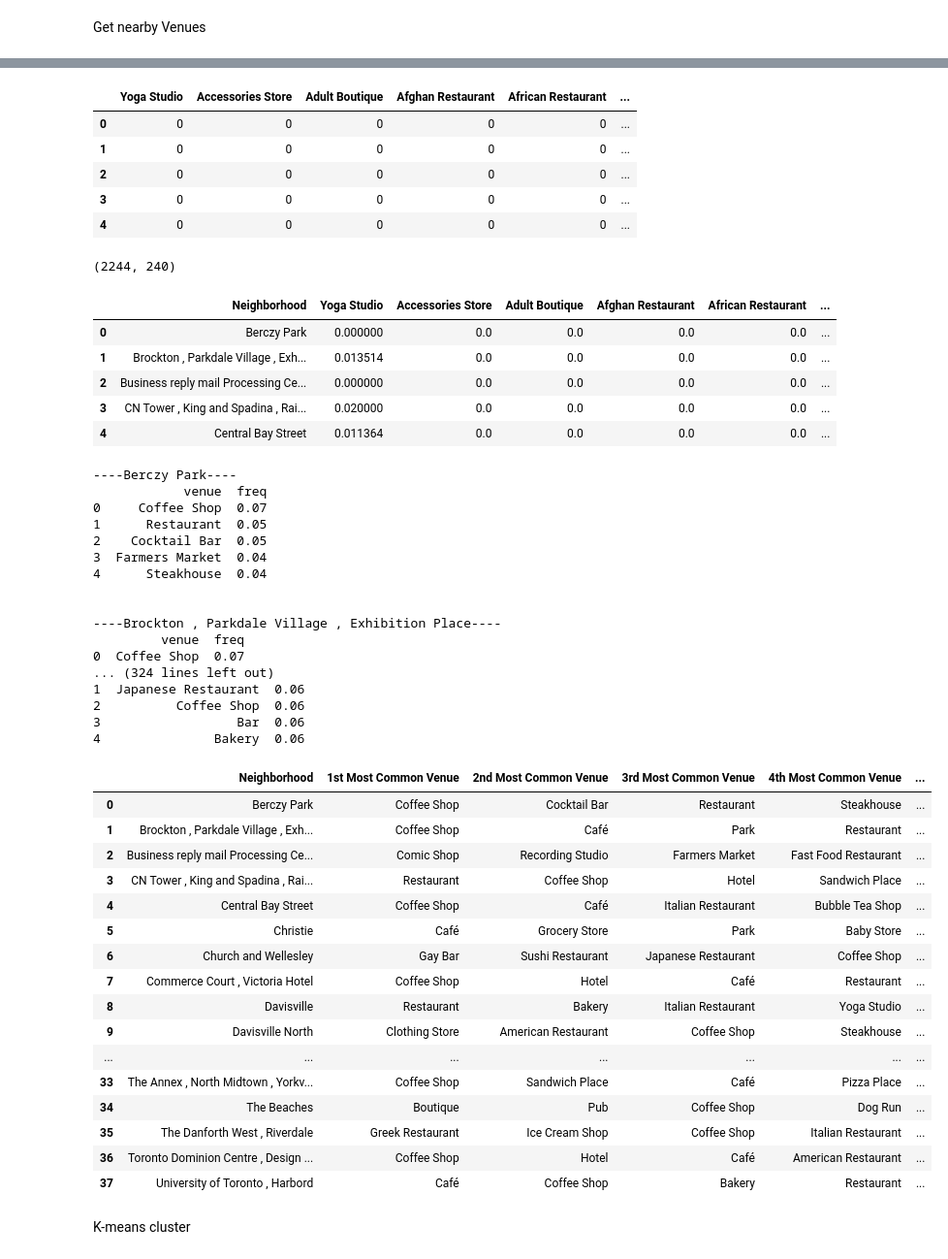
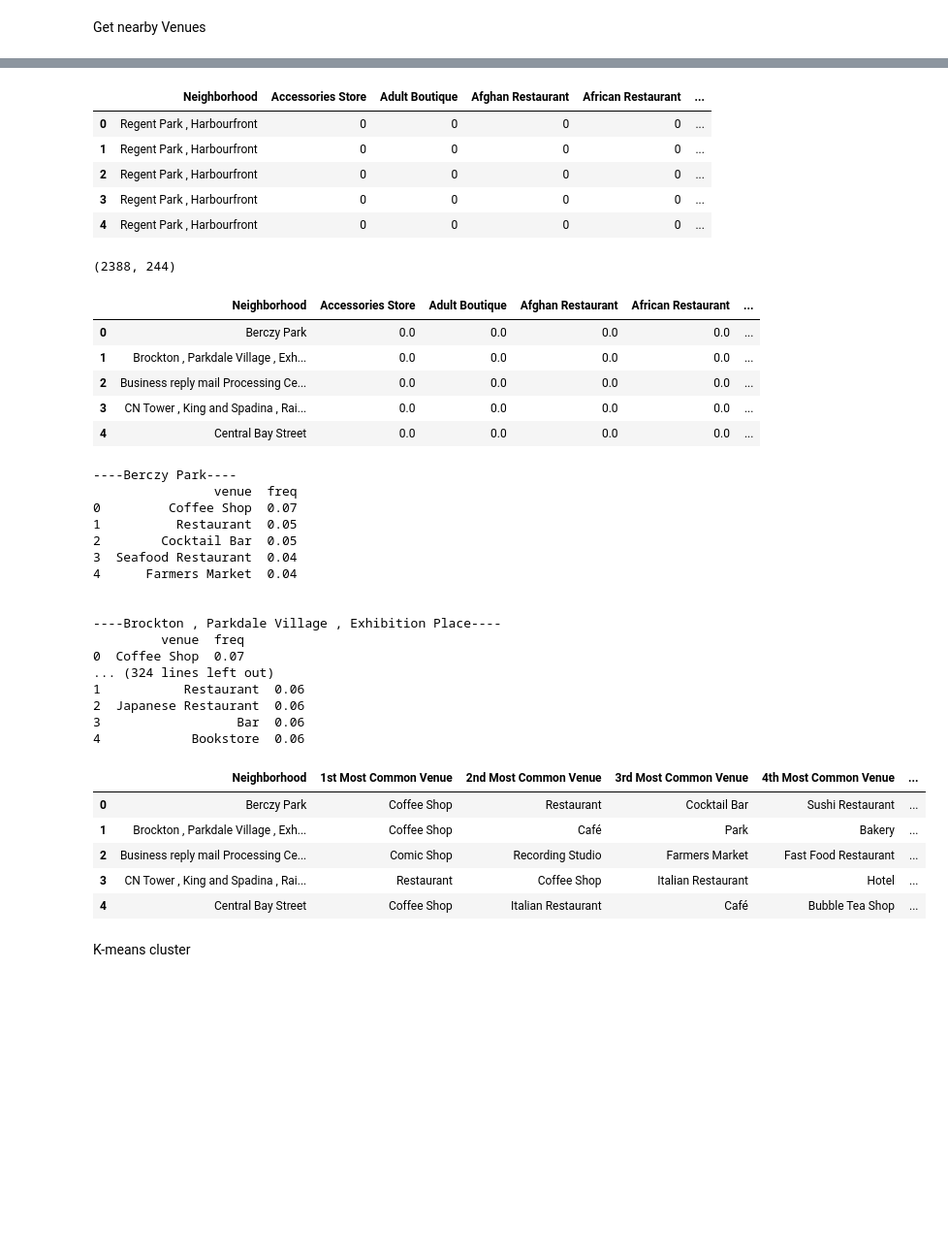
Before and after one commit to HaoyuWu/Segmenting-and-Clustering-Neighborhoods-in-Toronto, a Jupyter notebook: Explore the neighborhoods in Toronto.ipynb, the cells around one changed output, grey strips where cells are left out. Shown: that part at 97% size. Drawn from its saved outputs; the diff is of its cells as text; code cells hidden in the pictures; blank space fills up the shorter version.

```diff
--- a/Explore the neighborhoods in Toronto.ipynb
+++ b/Explore the neighborhoods in Toronto.ipynb
@@ -35,5 +42,5 @@ folium-0.5.0-p 100% |################################| Time: 0:00:00 501.77 kB/s
 # %%
-%store -r df
+df=pd.read_csv(project.get_file('toronto.csv'))
 print('The dataframe has {} boroughs and {} neighborhoods.'.format(
         len(df['Borough'].unique()),
         df.shape[0]))
@@ -76,5 +81,5 @@ toronto_data
 # %%
-map_toronto = folium.Map(location=[latitude, longitude], zoom_start=11.5)
+map_toronto = folium.Map(location=[latitude, longitude], zoom_start=12)
 
 for lat, lng, label in zip(toronto_data['lat'], toronto_data['lng'], toronto_data['Neighborhood']):
     label = folium.Popup(label, parse_html=True)
@@ -180,35 +170,30 @@ There are 240 uniques categories.
+# %%
+toronto_venues = toronto_venues[toronto_venues['Venue Category'] != 'Neighborhood']
 # %%
 toronto_onehot = pd.get_dummies(toronto_venues[['Venue Category']], prefix="", prefix_sep="")
-
-# add neighborhood column back to dataframe
-toronto_onehot['Neighborhood'] = toronto_venues['Neighborhood']
-
-# move neighborhood column to the first column
-fixed_columns = [toronto_onehot.columns[-1]] + list(toronto_onehot.columns[:-1])
-toronto_onehot = toronto_onehot[fixed_columns]
-
+toronto_onehot.insert (0,'Neighborhood',toronto_venues['Neighborhood'])
 toronto_onehot.head()
 # %% [output]
-|  | Yoga Studio | Accessories Store | Adult Boutique | Afghan Restaurant | African Restaurant | ... |
-| 0 | 0 | 0 | 0 | 0 | 0 | ... |
-| 1 | 0 | 0 | 0 | 0 | 0 | ... |
-| 2 | 0 | 0 | 0 | 0 | 0 | ... |
-| 3 | 0 | 0 | 0 | 0 | 0 | ... |
-| 4 | 0 | 0 | 0 | 0 | 0 | ... |
+|  | Neighborhood | Accessories Store | Adult Boutique | Afghan Restaurant | African Restaurant | ... |
+| 0 | Regent Park , Harbourfront | 0 | 0 | 0 | 0 | ... |
+| 1 | Regent Park , Harbourfront | 0 | 0 | 0 | 0 | ... |
+| 2 | Regent Park , Harbourfront | 0 | 0 | 0 | 0 | ... |
+| 3 | Regent Park , Harbourfront | 0 | 0 | 0 | 0 | ... |
+| 4 | Regent Park , Harbourfront | 0 | 0 | 0 | 0 | ... |
 # %%
 toronto_onehot.shape
 # %% [output]
-(2244, 240)
+(2388, 244)
 # %%
 toronto_grouped = toronto_onehot.groupby('Neighborhood').mean().reset_index()
 toronto_grouped.head()
 # %% [output]
-|  | Neighborhood | Yoga Studio | Accessories Store | Adult Boutique | Afghan Restaurant | African Restaurant | ... |
-| 0 | Berczy Park | 0.000000 | 0.0 | 0.0 | 0.0 | 0.0 | ... |
-| 1 | Brockton , Parkdale Village , Exh... | 0.013514 | 0.0 | 0.0 | 0.0 | 0.0 | ... |
-| 2 | Business reply mail Processing Ce... | 0.000000 | 0.0 | 0.0 | 0.0 | 0.0 | ... |
-| 3 | CN Tower , King and Spadina , Rai... | 0.020000 | 0.0 | 0.0 | 0.0 | 0.0 | ... |
-| 4 | Central Bay Street | 0.011364 | 0.0 | 0.0 | 0.0 | 0.0 | ... |
+|  | Neighborhood | Accessories Store | Adult Boutique | Afghan Restaurant | African Restaurant | ... |
+| 0 | Berczy Park | 0.0 | 0.0 | 0.0 | 0.0 | ... |
+| 1 | Brockton , Parkdale Village , Exh... | 0.0 | 0.0 | 0.0 | 0.0 | ... |
+| 2 | Business reply mail Processing Ce... | 0.0 | 0.0 | 0.0 | 0.0 | ... |
+| 3 | CN Tower , King and Spadina , Rai... | 0.0 | 0.0 | 0.0 | 0.0 | ... |
+| 4 | Central Bay Street | 0.0 | 0.0 | 0.0 | 0.0 | ... |
 # %%
 num_top_venues = 5
 
@@ -223,22 +208,22 @@ for hood in toronto_grouped['Neighborhood']:
     print('\n')
 # %% [output]
 ----Berczy Park----
-            venue  freq
-0     Coffee Shop  0.07
-1      Restaurant  0.05
-2    Cocktail Bar  0.05
-3  Farmers Market  0.04
-4      Steakhouse  0.04
+                venue  freq
+0         Coffee Shop  0.07
+1          Restaurant  0.05
+2        Cocktail Bar  0.05
+3  Seafood Restaurant  0.04
+4      Farmers Market  0.04
 
 
 ----Brockton , Parkdale Village , Exhibition Place----
          venue  freq
 0  Coffee Shop  0.07
 ... (324 lines left out)
-1  Japanese Restaurant  0.06
-2          Coffee Shop  0.06
+1           Restaurant  0.06
+2  Japanese Restaurant  0.06
 3                  Bar  0.06
-4               Bakery  0.06
+4            Bookstore  0.06
 # %%
 def return_most_common_venues(row, num_top_venues):
     row_categories = row.iloc[1:]
@@ -248,40 +233,29 @@ def return_most_common_venues(row, num_top_venues):
 # %%
 num_top_venues = 10
 
 indicators = ['st', 'nd', 'rd']
 
 columns = ['Neighborhood']
 for ind in np.arange(num_top_venues):
     try:
         columns.append('{}{} Most Common Venue'.format(ind+1, indicators[ind]))
     except:
         columns.append('{}th Most Common Venue'.format(ind+1))
 
 neighborhoods_venues_sorted = pd.DataFrame(columns=columns)
 neighborhoods_venues_sorted['Neighborhood'] = toronto_grouped['Neighborhood']
 
 for ind in np.arange(toronto_grouped.shape[0]):
     neighborhoods_venues_sorted.iloc[ind, 1:] = return_most_common_venues(toronto_grouped.iloc[ind, :], num_top_venues)
 
-neighborhoods_venues_sorted
+neighborhoods_venues_sorted.head()
 # %% [output]
 |  | Neighborhood | 1st Most Common Venue | 2nd Most Common Venue | 3rd Most Common Venue | 4th Most Common Venue | ... |
-| 0 | Berczy Park | Coffee Shop | Cocktail Bar | Restaurant | Steakhouse | ... |
-| 1 | Brockton , Parkdale Village , Exh... | Coffee Shop | Café | Park | Restaurant | ... |
+| 0 | Berczy Park | Coffee Shop | Restaurant | Cocktail Bar | Sushi Restaurant | ... |
+| 1 | Brockton , Parkdale Village , Exh... | Coffee Shop | Café | Park | Bakery | ... |
 | 2 | Business reply mail Processing Ce... | Comic Shop | Recording Studio | Farmers Market | Fast Food Restaurant | ... |
-| 3 | CN Tower , King and Spadina , Rai... | Restaurant | Coffee Shop | Hotel | Sandwich Place | ... |
-| 4 | Central Bay Street | Coffee Shop | Café | Italian Restaurant | Bubble Tea Shop | ... |
-| 5 | Christie | Café | Grocery Store | Park | Baby Store | ... |
-| 6 | Church and Wellesley | Gay Bar | Sushi Restaurant | Japanese Restaurant | Coffee Shop | ... |
-| 7 | Commerce Court , Victoria Hotel | Coffee Shop | Hotel | Café | Restaurant | ... |
-| 8 | Davisville | Restaurant | Bakery | Italian Restaurant | Yoga Studio | ... |
-| 9 | Davisville North | Clothing Store | American Restaurant | Coffee Shop | Steakhouse | ... |
-| ... | ... | ... | ... | ... | ... | ... |
-| 33 | The Annex , North Midtown , Yorkv... | Coffee Shop | Sandwich Place | Café | Pizza Place | ... |
-| 34 | The Beaches | Boutique | Pub | Coffee Shop | Dog Run | ... |
-| 35 | The Danforth West , Riverdale | Greek Restaurant | Ice Cream Shop | Coffee Shop | Italian Restaurant | ... |
-| 36 | Toronto Dominion Centre , Design ... | Coffee Shop | Hotel | Café | American Restaurant | ... |
-| 37 | University of Toronto , Harbord | Café | Coffee Shop | Bakery | Restaurant | ... |
+| 3 | CN Tower , King and Spadina , Rai... | Restaurant | Coffee Shop | Italian Restaurant | Hotel | ... |
+| 4 | Central Bay Street | Coffee Shop | Italian Restaurant | Café | Bubble Tea Shop | ... |
 # %% [markdown]
 K-means cluster
 # %%
```
Also changed, not shown: parts of 27 cells of this notebook.
